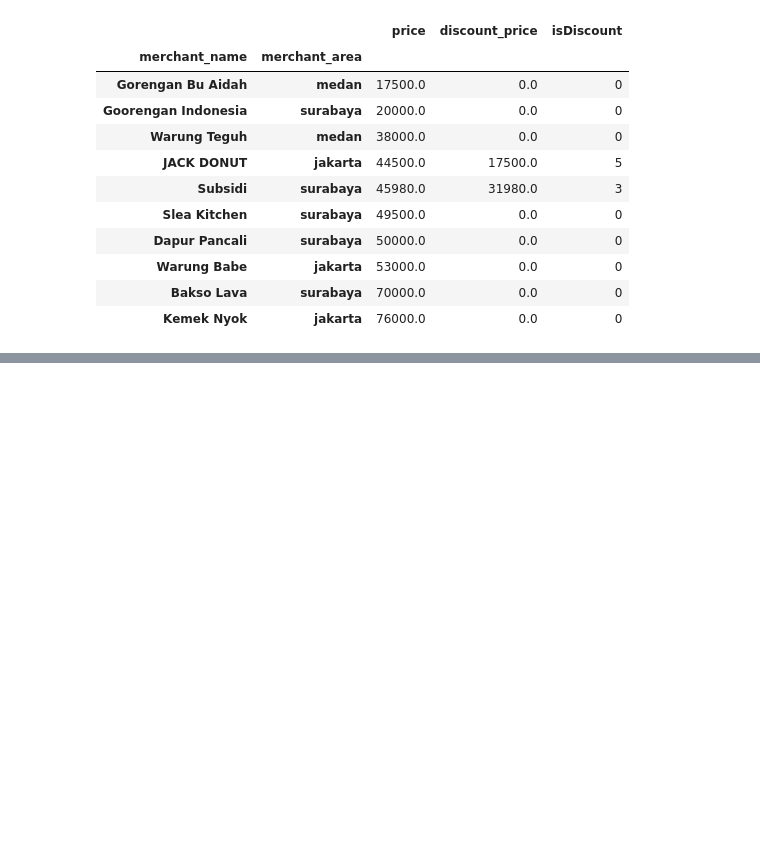
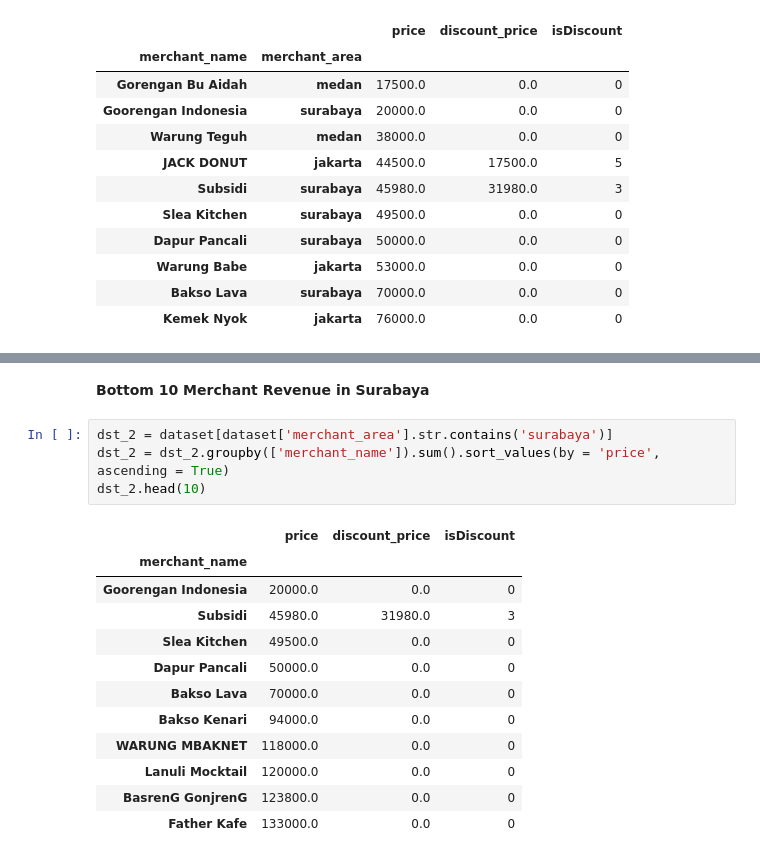
Before and after one commit to Edy-Mochamad/Analysis-Product-Revenue, a Jupyter notebook: produklist.ipynb, the cells around one changed output, grey strips where cells are left out. Drawn from its saved outputs; the diff is of its cells as text; blank space fills up the shorter version.

```diff
--- a/produklist.ipynb
+++ b/produklist.ipynb
@@ -190,0 +210,19 @@ dsrevenue.head(10)
+# %% [markdown]
+**Bottom 10 Merchant Revenue in Surabaya**
+# %%
+dst_2 = dataset[dataset['merchant_area'].str.contains('surabaya')]
+dst_2 = dst_2.groupby(['merchant_name']).sum().sort_values(by = 'price', ascending = True)
+dst_2.head(10)
+# %% [output]
+|  | price | discount_price | isDiscount |
+| merchant_name |  |  |  |
+| Goorengan Indonesia | 20000.0 | 0.0 | 0 |
+| Subsidi | 45980.0 | 31980.0 | 3 |
+| Slea Kitchen | 49500.0 | 0.0 | 0 |
+| Dapur Pancali | 50000.0 | 0.0 | 0 |
+| Bakso Lava | 70000.0 | 0.0 | 0 |
+| Bakso Kenari | 94000.0 | 0.0 | 0 |
+| WARUNG MBAKNET | 118000.0 | 0.0 | 0 |
+| Lanuli Mocktail | 120000.0 | 0.0 | 0 |
+| BasrenG GonjrenG | 123800.0 | 0.0 | 0 |
+| Father Kafe | 133000.0 | 0.0 | 0 |
```
Also changed, not shown: parts of 5 cells of this notebook.
